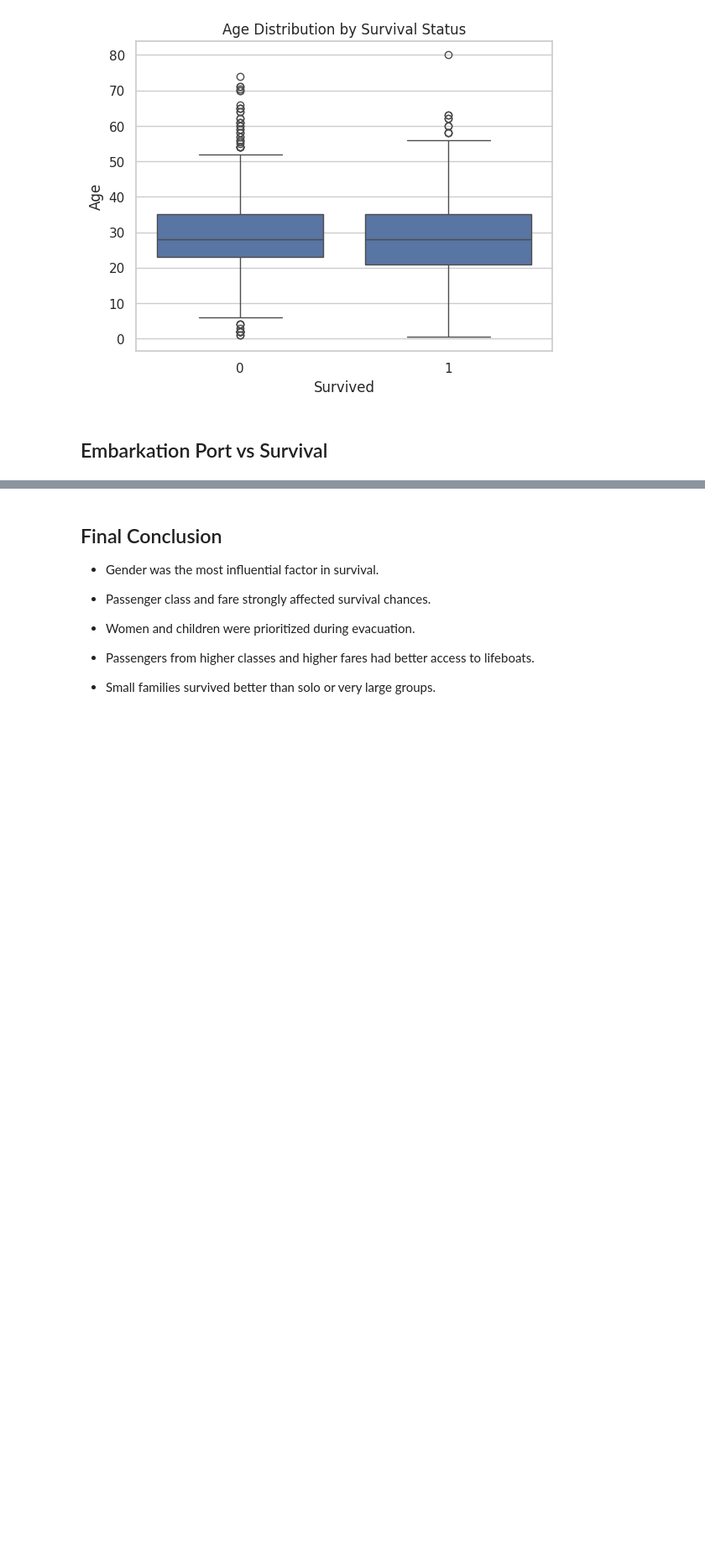
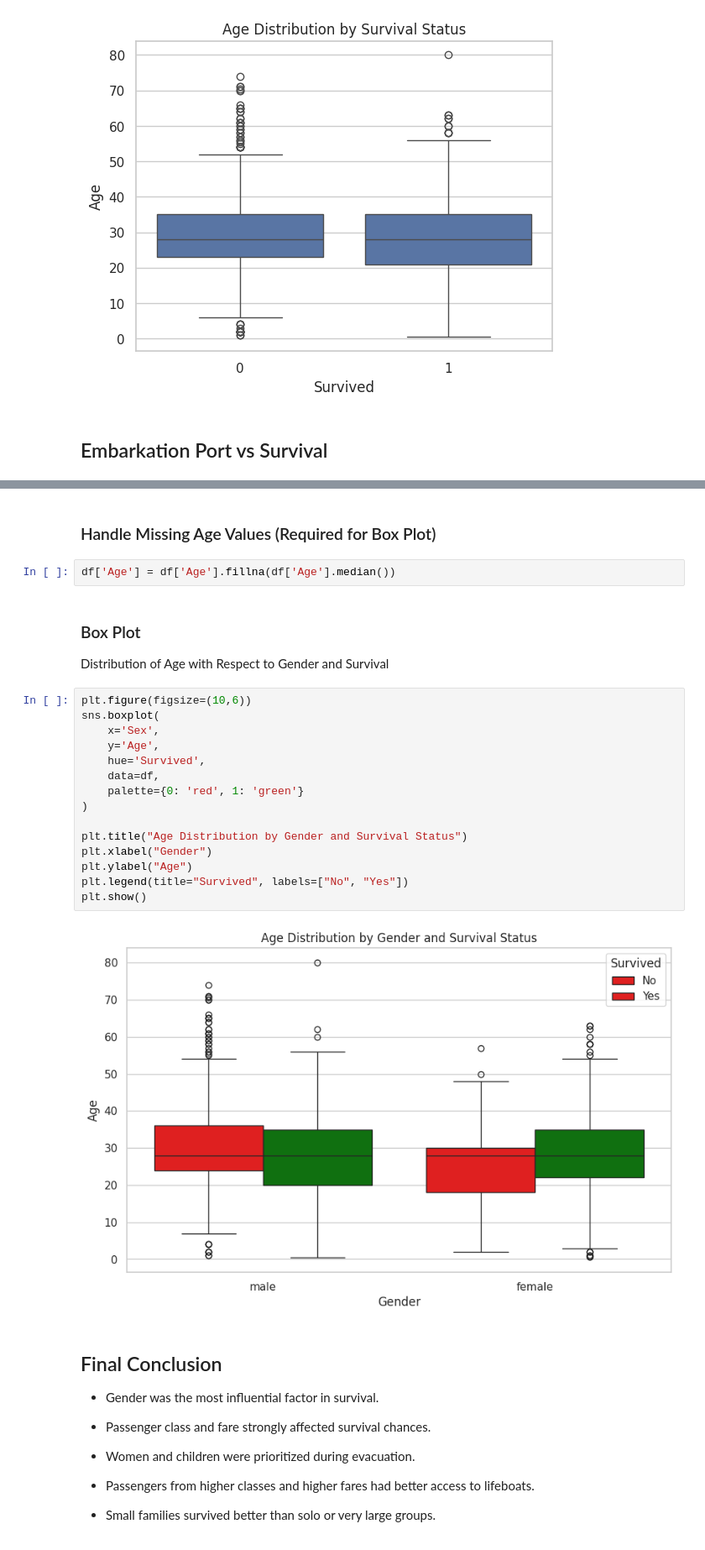
Before and after one commit to altaccPran/TE-ASSIGNMENTS, a Jupyter notebook: A4/Assignment4.ipynb, the cells around one changed output, grey strips where cells are left out. Shown at 84% size. Drawn from its saved outputs; the diff is of its cells as text; blank space fills up the shorter version.

```diff
--- a/A4/Assignment4.ipynb
+++ b/A4/Assignment4.ipynb
@@ -205,3 +222,27 @@ plt.show()
+# %% [markdown]
+### Handle Missing Age Values (Required for Box Plot)
+# %%
+df['Age'] = df['Age'].fillna(df['Age'].median())
+# %% [markdown]
+### Box Plot
+Distribution of Age with Respect to Gender and Survival
+# %%
+plt.figure(figsize=(10,6))
+sns.boxplot(
+    x='Sex',
+    y='Age',
+    hue='Survived',
+    data=df,
+    palette={0: 'red', 1: 'green'}
+)
+
+plt.title("Age Distribution by Gender and Survival Status")
+plt.xlabel("Gender")
+plt.ylabel("Age")
+plt.legend(title="Survived", labels=["No", "Yes"])
+plt.show()
+# %% [output]
+[figure, added]
 # %% [markdown]
 ## Final Conclusion
 
```
Also changed, not shown: parts of 4 cells of this notebook.
